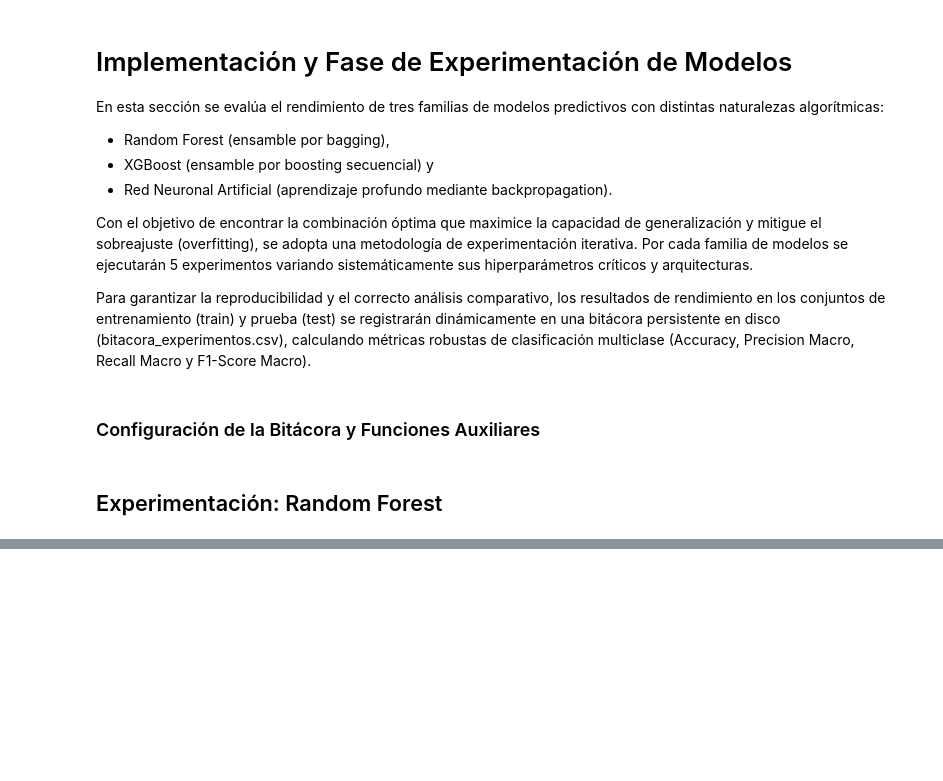
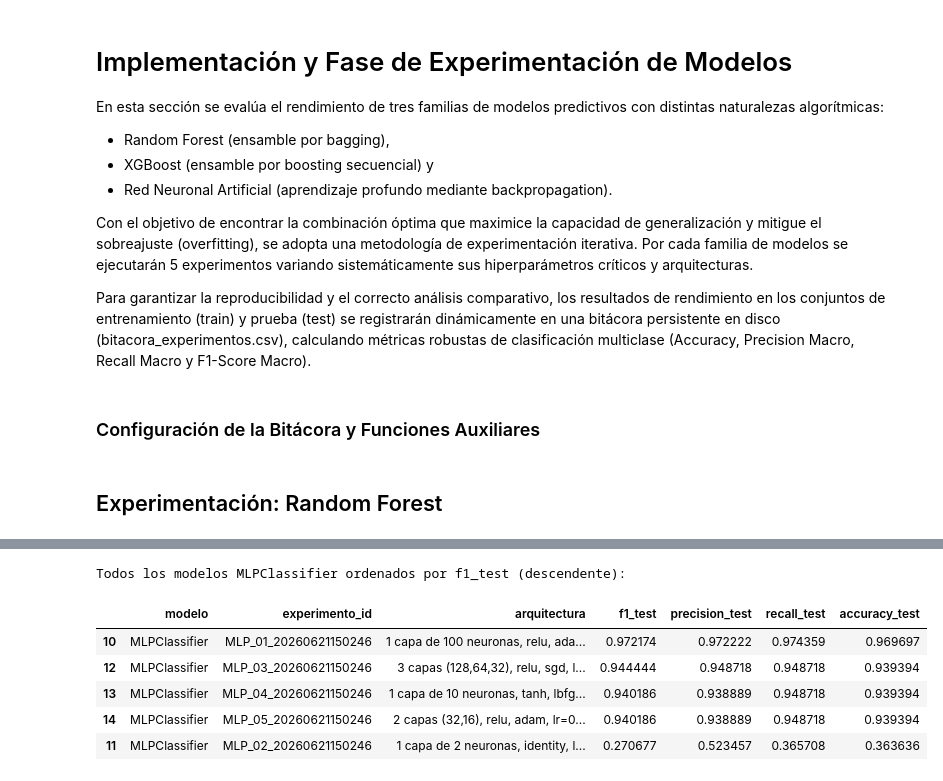
Before and after one commit to CoriAle/machine-learning-final-project, a Jupyter notebook: wine_dataset.ipynb, the cells around one changed output, grey strips where cells are left out. Cells and saved outputs as stored; diff of their text form; code cells hidden in the pictures; blank space fills up the shorter version.

```diff
--- a/wine_dataset.ipynb
+++ b/wine_dataset.ipynb
@@ -987,0 +1247,14 @@ Experiment RF_RobustoCompleto_1782021724 completed and logged.
+# %%
+import pandas as pd
+
+# Cargar la bitácora de experimentos
+bitacora_df = pd.read_csv(BITACORA)
+
+# Asegurarse de que 'f1_test' es numérico
+bitacora_df['f1_test'] = pd.to_numeric(bitacora_df['f1_test'], errors='coerce')
+
+# Identificar el mejor modelo para cada familia
+best_models_per_family = bitacora_df.loc[bitacora_df.groupby('modelo')['f1_test'].idxmax()]
+
+print("Mejores modelos por familia (basado en f1_test):\n")
+display(best_models_per_family[['modelo', 'experimento_id', 'arquitectura', 'f1_test', 'precision_test', 'recall_test', 'accuracy_test']].sort_values(by='f1_test', ascending=False))
@@ -987,0 +1267,12 @@ Experiment RF_RobustoCompleto_1782021724 completed and logged.
+# %%
+mlp_results = bitacora_df[bitacora_df['modelo'] == 'MLPClassifier'].sort_values(by='f1_test', ascending=False)
+print("Todos los modelos MLPClassifier ordenados por f1_test (descendente):\n")
+display(mlp_results[['modelo', 'experimento_id', 'arquitectura', 'f1_test', 'precision_test', 'recall_test', 'accuracy_test']])
+# %% [output]
+Todos los modelos MLPClassifier ordenados por f1_test (descendente):
+|  | modelo | experimento_id | arquitectura | f1_test | precision_test | recall_test | accuracy_test |
+| 10 | MLPClassifier | MLP_01_20260621150246 | 1 capa de 100 neuronas, relu, ada... | 0.972174 | 0.972222 | 0.974359 | 0.969697 |
+| 12 | MLPClassifier | MLP_03_20260621150246 | 3 capas (128,64,32), relu, sgd, l... | 0.944444 | 0.948718 | 0.948718 | 0.939394 |
+| 13 | MLPClassifier | MLP_04_20260621150246 | 1 capa de 10 neuronas, tanh, lbfg... | 0.940186 | 0.938889 | 0.948718 | 0.939394 |
+| 14 | MLPClassifier | MLP_05_20260621150246 | 2 capas (32,16), relu, adam, lr=0... | 0.940186 | 0.938889 | 0.948718 | 0.939394 |
+| 11 | MLPClassifier | MLP_02_20260621150246 | 1 capa de 2 neuronas, identity, l... | 0.270677 | 0.523457 | 0.365708 | 0.363636 |
```
Also changed, not shown: parts of 25 cells of this notebook.
